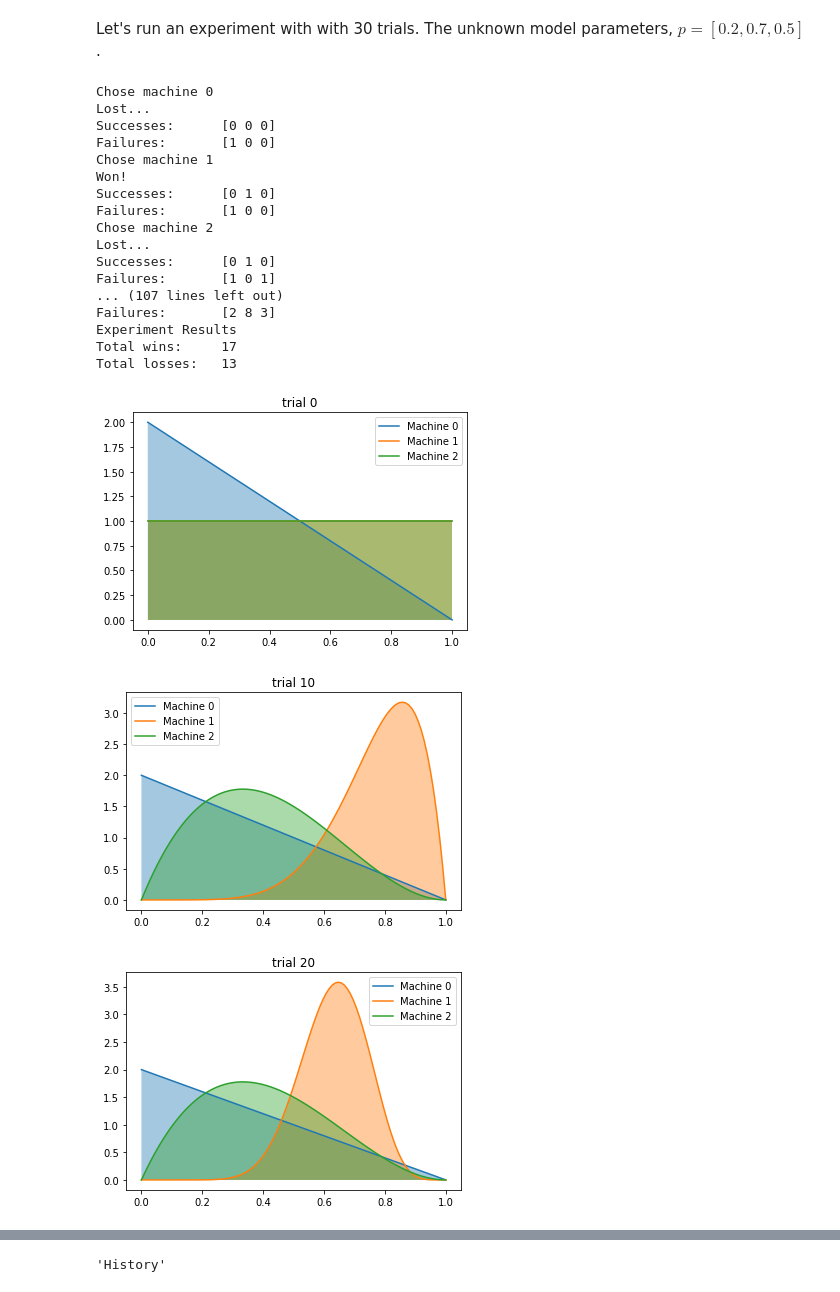
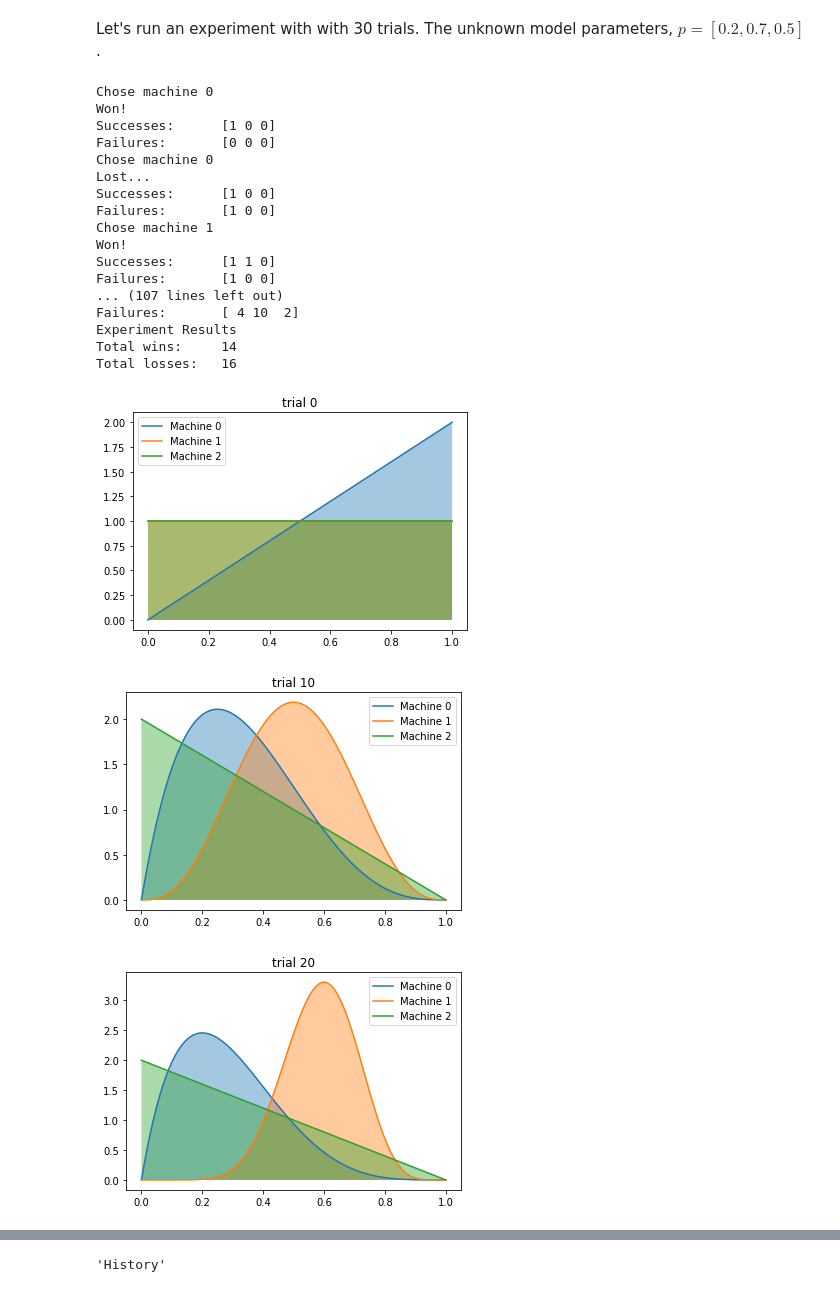
Before and after one commit to rfdickerson/multiarmed-bandits, a Jupyter notebook: bandits.ipynb, the cells around one changed output, grey strips where cells are left out. Cells and saved outputs as stored; diff of their text form; code cells hidden in the pictures.

```diff
--- a/bandits.ipynb
+++ b/bandits.ipynb
@@ -48,10 +50,8 @@ Problems:
 - No chance to explore better options if you found a machine that works for you
 # %%
 def greedy(S, F):
-    N = len(S)
-    probs = np.zeros(N)
-    for i in range(N):
-        probs[i] = (S[i] + 1)/(e.S[i] + e.F[i] + 1)
+
+    probs = (S + 1)/(S + F + 1)
 
     return np.argmax(probs)
 # %% [markdown]
@@ -66,10 +66,11 @@ Problems:
 - Does not factor in the successes or failures for other candidates accordingly
 # %%
 def egreedy(S, F, epsilon=0.1):
+    N = len(S)
     explore = np.random.random()
 
     if explore < epsilon:
-        return np.random.randint()
+        return np.random.randint(N)
 
     return greedy(S, F)
 # %% [markdown]
@@ -118,50 +119,50 @@ S = np.zeros(N, dtype=np.uint8)
 F = np.zeros(N, dtype=np.uint8)
 
 for t in range(n_trials):
-    machine = thompson(S, F)
+    machine = egreedy(S, F)
 
     print("Chose machine {}".format(machine))
 
     r = np.random.random()
 
     if r < p[machine]:
         print("Won!")
         S[machine] += 1
 
     else:
         print("Lost...")
         F[machine] += 1
 
     print("Successes:\t{}".format(S))
     print("Failures:\t{}".format(F))
 
     if t % 10 == 0:
         plot_beliefs(t, S, F)
 
 print("Experiment Results")
 print("Total wins:\t{}".format(np.sum(S)))
 print("Total losses:\t{}".format(np.sum(F)))
 # %% [output]
+Chose machine 0
+Won!
+Successes:      [1 0 0]
+Failures:       [0 0 0]
 Chose machine 0
 Lost...
-Successes:      [0 0 0]
+Successes:      [1 0 0]
 Failures:       [1 0 0]
 Chose machine 1
 Won!
-Successes:      [0 1 0]
+Successes:      [1 1 0]
 Failures:       [1 0 0]
-Chose machine 2
-Lost...
-Successes:      [0 1 0]
-Failures:       [1 0 1]
 ... (107 lines left out)
-Failures:       [2 8 3]
+Failures:       [ 4 10  2]
 Experiment Results
-Total wins:     17
-Total losses:   13
+Total wins:     14
+Total losses:   16
-[figure, old version]
+[figure, new version]
-[figure, old version]
+[figure, new version]
-[figure, old version]
+[figure, new version]
 # %% [markdown]
 ## The Page Layout Problem
 
```
Also changed, not shown: parts of 1 cell of this notebook.
